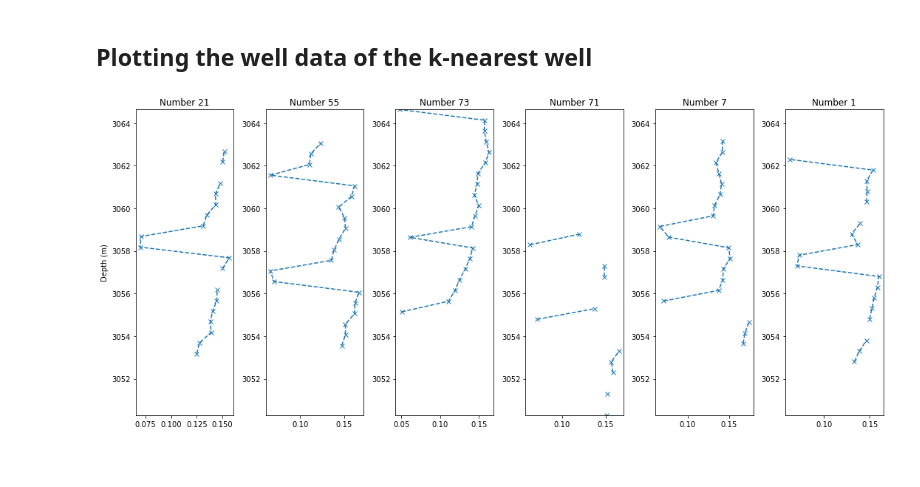
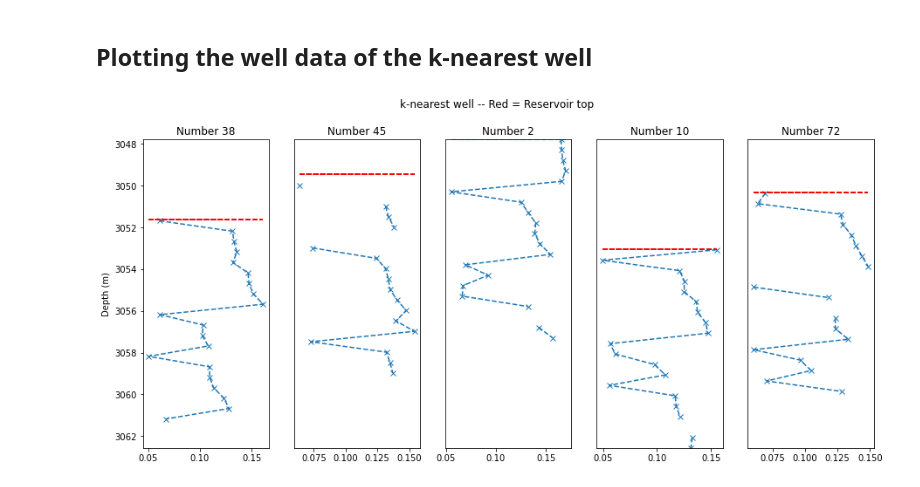
Before and after one commit to PGEHackathon/High-Risk-Low-Return, a Jupyter notebook: dataVisualization_Compilation.ipynb, the cells around one changed output. Saved outputs shown, nothing was run; the diff lists cells and outputs as text; code cells hidden in the pictures; blank space fills up the shorter version.

```diff
--- a/dataVisualization_Compilation.ipynb
+++ b/dataVisualization_Compilation.ipynb
@@ -173,50 +239,105 @@ def kNearestWell(df = df_producer, centerWellNumber = 1, k = 5):
 
     return [int(x.split("_")[-1]) for x in df_sorted.iloc[1:(k+1), :]['Well_ID'].values]
 
-def plotLog(df = df_producer, targetLogName = 'Porosity, fraction', centerWellNumber = 1, nearestWellNumber = [21, 55, 73, 71, 7], topRes = topDepth, dx = 50, dy = 50):
+def plotLog(df = df_producer, targetLogName = 'Porosity, fraction', centerWellNumber = 1, nearestWellNumber = [21, 55, 73, 71, 7], topRes = topDepth):
     #Note --> topRes --> 2D numpy array of the reservoir depth (horizon!!)
     #dx and dy is the cell spacing of the "topRes" orizon
 
     #adding centerwell as the last item
     nearestWellNumber.append(centerWellNumber)
+
+    #Plot top-depth map
+    X = np.linspace(0, 10000, num = topRes.shape[0])  #square domain --> X and Y does not matter
+    Y = np.linspace(0, 10000, num = topRes.shape[0])
+    [X, Y] = np.meshgrid(X, Y)
+    interp = LinearNDInterpolator(list(zip(X.flatten(), Y.flatten())), topRes.flatten())
+
 
     fig, ax = plt.subplots(nrows = 1, ncols = len(nearestWellNumber), figsize = (15, 6.5))
 
     minDepth = 1e9
     maxDepth = 0
 
     for wellPlot, plotNum in zip(nearestWellNumber, range(len(nearestWellNumber))):
+        #extracted an interested well
         df_filt = df[df['Well_ID'] == "Well_no_{}".format(wellPlot)]
         depth = df_filt['Depth, m']
 
+        #standardize depth range for all well
         if np.min(depth.values) < minDepth:
             minDepth = np.min(depth.values)
         if np.max(depth.values) > maxDepth:
             maxDepth = np.max(depth.values)
         ax[plotNum].plot(df_filt['Porosity, fraction'], depth, 'x--')
+
+        #Plot top reservoir horizon
+        zResDepth = interp(df_filt['X, m'], df_filt['Y, m'])
+        ax[plotNum].plot([np.min(df_filt['Porosity, fraction']), np.max(df_filt['Porosity, fraction'])], [zResDepth, zResDepth], 'r--')
+
+        #### cosmetic corrections
+        for i in range(len(nearestWellNumber)):
+            ax[i].set_ylim([minDepth, maxDepth])
+            ax[i].invert_yaxis()
+
         if plotNum == 0:
             ax[plotNum].set_ylabel('Depth (m)')
-
-        ax[plotNum].invert_yaxis()
-
-        for i in range(len(nearestWellNumber)):
-            ax[i].set_ylim([minDepth, maxDepth])
-
-        plt.tight_layout()
+        else:
+            ax[plotNum].get_yaxis().set_ticks([])
 
         ax[plotNum].set_title('Number {}'.format(wellPlot))
 
-        #2D Interpolation of the well location
-        """
-        X = np.arange(0, topRes.shape[1], dx)
-        Y = np.arange(0, topRes.shape[0], dy)
-        X, Y = np.meshgrid(X, Y)
-        zDepth = interp2d(X, Y, topRes, kind='linear')   #this gives you function NOT THE DEPTH
+    fig.suptitle("k-nearest well -- Red = Reservoir top")
 
-        reservoirDepth = zDepth[df_filt['X, m'], df_filt['Y, m']]
-        """
+    return fig, ax
 
-x = kNearestWell(df = df_producer, centerWellNumber = 1, k = 5)
-plotLog(df = df_producer, targetLogName = 'Porosity, fraction', centerWellNumber = 1, nearestWellNumber = x, topRes = topDepth, dx = 50, dy = 50)
+def plotNearestMap(df = df_producer, centerWellNumber = 1, wellNumber = [21, 55, 73, 71, 7]):
+    df = df.groupby('Well_ID').agg('mean').reset_index()
+    df_ML = df.merge(df_prodHist, how = 'inner', on = 'Well_ID')
+
+    wellNumberMarker = [x.split("_")[-1] for x in df_ML['Well_ID'].values]
+
+    X_prod3 = df_producer_hist['X, m']
+    Y_prod3 = df_producer_hist['Y, m']
+    Z_prod3 = df_producer_hist['Cumulative oil production (3 yr), MSTB']
+
+    #from scipy.interpolate import LinearNDInterpolator
+    X_prod3 = np.linspace(min(df_producer_hist['X, m']), max(df_producer_hist['X, m']))
+    Y_prod3 = np.linspace(min(df_producer_hist['Y, m']), max(df_producer_hist['Y, m']))
+    X_prod3, Y_prod3 = np.meshgrid(X_prod3, Y_prod3)
+    interp = LinearNDInterpolator(list(zip(df_producer_hist['X, m'], df_producer_hist['Y, m'])), df_producer_hist['Cumulative oil production (3 yr), MSTB'])
+    Z_prod3 = interp(X_prod3, Y_prod3)
+
+    fig, ax = plt.subplots(figsize = (8, 7))
+    ax.pcolormesh(X_prod3, Y_prod3, Z_prod3, shading='auto', alpha = 0.5)
+    ax.plot([10000, 1750], [1750, 10000], 'r')
+    ax.scatter(df_producer['X, m'], df_producer['Y, m'], c = 'blue')
+    ax.scatter(df_preProc['X, m'], df_preProc['Y, m'], c = 'red')
+
+    for i, txt in enumerate(wellNumberMarker):
+        ax.annotate(txt, ((df_ML['X, m'][i], df_ML['Y, m'][i])))
+
+    #Interested data
+    ax.plot(df_ML[df_ML['Well_ID'] == "Well_no_{}".format(centerWellNumber)]['X, m'], df_ML[df_ML['Well_ID'] == "Well_no_{}".format(centerWellNumber)]['Y, m'], 'rx')
+    for i in wellNumber:
+        ax.plot(df_ML[df_ML['Well_ID'] == "Well_no_{}".format(i)]['X, m'], df_ML[df_ML['Well_ID'] == "Well_no_{}".format(i)]['Y, m'], 'yx')
+
+    ax.set_xlim([0, 10000])
+    ax.set_ylim([0, 10000])
+    ax.set_xlabel('x [km]')
+    ax.set_ylabel('y [km]')
+    ax.set_title('3yr production map [MSTB]')
+    ax.legend([im1, im2], ['Testing Well', 'Training Well'])
+
+    fig.colorbar(im0, ax = ax, shrink=0.9)
+    plt.gca().invert_yaxis()
+
+    return fig, ax
+
+def plotLogOfKnearestWell(center = 1, k = 5):
+    x = kNearestWell(df = df_producer, centerWellNumber = center, k = k)
+    plotLog(df = df_producer, targetLogName = 'Porosity, fraction', centerWellNumber = center, nearestWellNumber = x, topRes = topDepth)
+    plotNearestMap(df = df_producer, centerWellNumber = center, wellNumber = x)
+
+plotLogOfKnearestWell(center = 72, k = 4)
 # %% [output]
-[figure, old version]
+[figure, new version]
```
Also changed, not shown: parts of 7 cells of this notebook, 1 other file.
